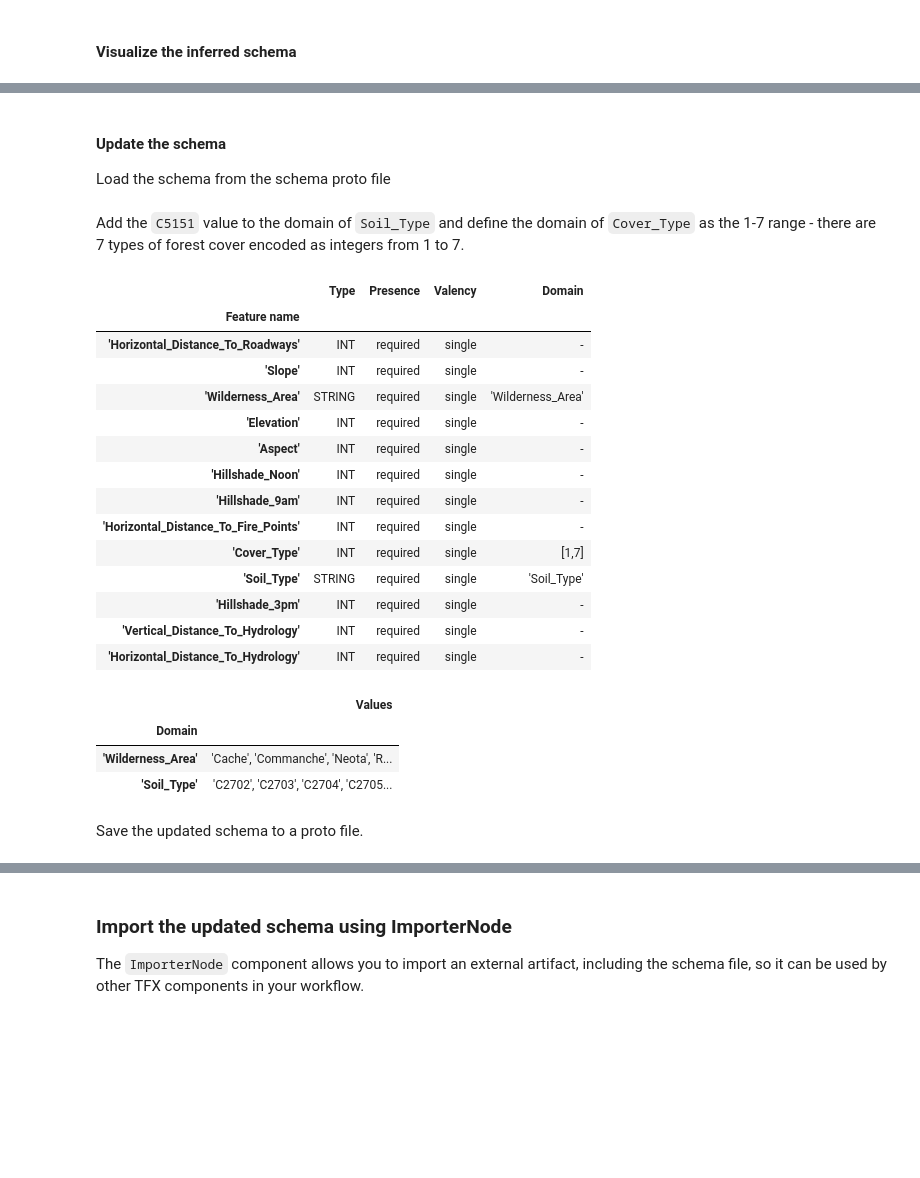
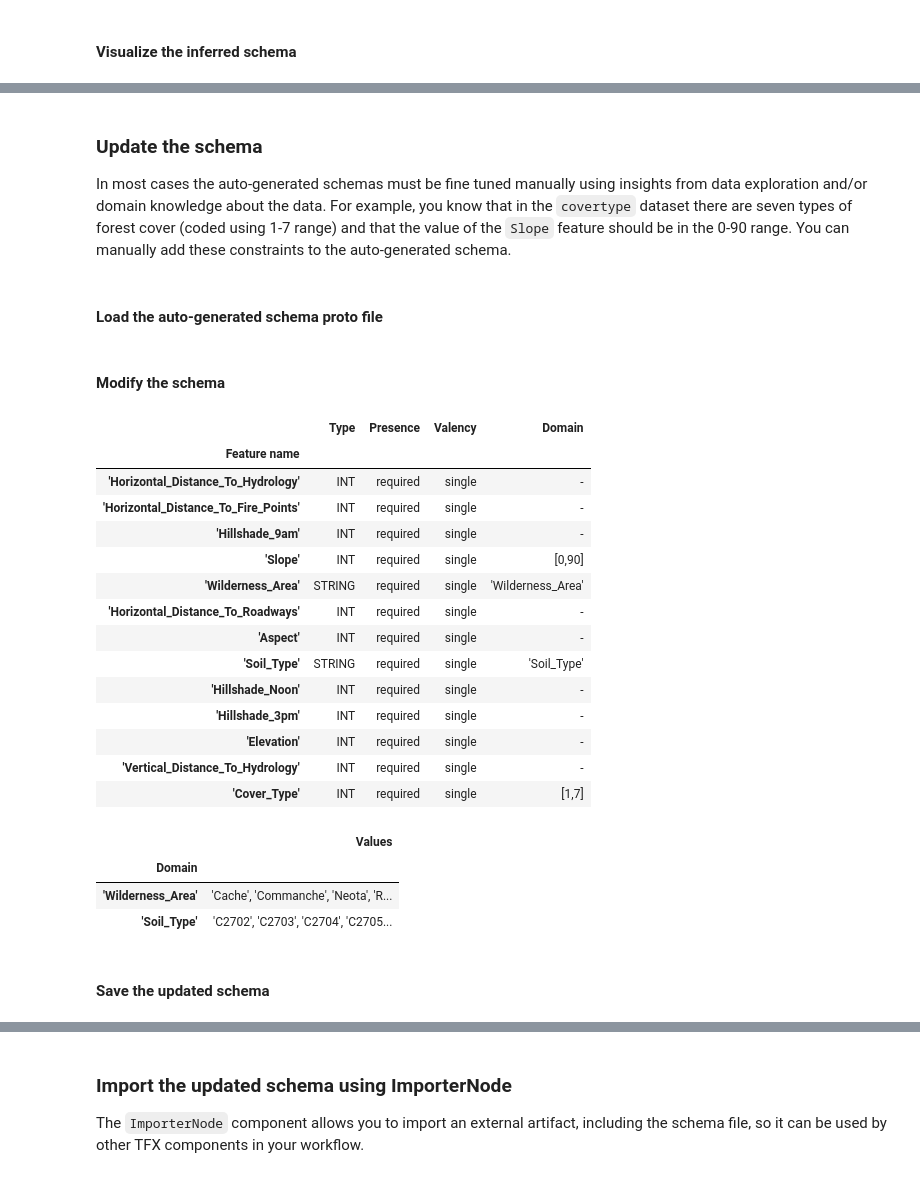
Before and after one commit to marsbroshok/mlops-labs, a Jupyter notebook: lab-21-tfx-interactive/tfx-interactive-context.ipynb, the cells around one changed output, grey strips where cells are left out. Drawn from its saved outputs; the diff is of its cells as text; code cells hidden in the pictures; blank space fills up the shorter version.

```diff
--- a/lab-21-tfx-interactive/tfx-interactive-context.ipynb
+++ b/lab-21-tfx-interactive/tfx-interactive-context.ipynb
@@ -51,9 +56,7 @@ PIPELINE_NAME='tfx-covertype-classifier'
 PIPELINE_ROOT='{}/{}'.format('/home/tfx-interactive', PIPELINE_NAME)
 os.makedirs(PIPELINE_ROOT, exist_ok=True)
 
-DATA_ROOT = 'gs://workshop-datasets/covertype/'
-TRAINING_FILES = 'training/*'
-EVALUATION_FILES = 'evaluation_anomalies/*'
+DATA_ROOT = 'gs://workshop-datasets/covertype/full'
 # %% [markdown]
 ## TFX Component Walk-through
 # %% [markdown]
@@ -83,12 +88,13 @@ The ExampleGen TFX Pipeline component ingests data into TFX pipelines. It consum
 # %%
-input_config = example_gen_pb2.Input(splits=[
-                example_gen_pb2.Input.Split(name='train', pattern=TRAINING_FILES),
-                example_gen_pb2.Input.Split(name='eval', pattern=EVALUATION_FILES)
-            ])
+output_config = example_gen_pb2.Output(
+    split_config=example_gen_pb2.SplitConfig(splits=[
+        example_gen_pb2.SplitConfig.Split(name='train', hash_buckets=4),
+        example_gen_pb2.SplitConfig.Split(name='eval', hash_buckets=1)
+    ]))
 
 example_gen = tfx.components.CsvExampleGen(
     instance_name='Data_Extraction_Spliting',
     input=external_input(DATA_ROOT),
-    input_config=input_config
+    output_config=output_config
 )
 # %% [markdown]
@@ -228,39 +195,41 @@ In most cases the auto-generated schemas must be fine tuned manually using insig
+# %% [markdown]
+### Update the schema
+
+In most cases the auto-generated schemas must be fine tuned manually using insights from data exploration and/or domain knowledge about the data. For example, you know that in the `covertype` dataset there are seven types of forest cover (coded using 1-7 range) and that the value of the `Slope` feature should be in the 0-90 range. You can manually add these constraints to the auto-generated schema.
 # %% [markdown]
-#### Update the schema
-
-Load the schema from the schema proto file
+#### Load the auto-generated schema proto file
 # %%
 schema_proto_path = '{}/{}'.format(schema_gen.outputs['schema'].get()[0].uri, 'schema.pbtxt')
 schema = tfdv.load_schema_text(schema_proto_path)
-# %% [markdown]
-Add the `C5151` value to the domain of `Soil_Type` and define the domain of `Cover_Type` as the 1-7 range - there are 7 types of forest cover encoded as integers from 1 to 7.
+# %% [markdown]
+#### Modify the schema
 # %%
-tfdv.get_domain(schema, 'Soil_Type').value.append('C5151')
 tfdv.set_domain(schema, 'Cover_Type', schema_pb2.IntDomain(name='Cover_Type', min=1, max=7, is_categorical=True))
+tfdv.set_domain(schema, 'Slope',  schema_pb2.IntDomain(name='Slope', min=0, max=90))
 
 tfdv.display_schema(schema=schema)
 # %% [output]
 |  | Type | Presence | Valency | Domain |
 | Feature name |  |  |  |  |
+| 'Horizontal_Distance_To_Hydrology' | INT | required | single | - |
+| 'Horizontal_Distance_To_Fire_Points' | INT | required | single | - |
+| 'Hillshade_9am' | INT | required | single | - |
+| 'Slope' | INT | required | single | [0,90] |
+| 'Wilderness_Area' | STRING | required | single | 'Wilderness_Area' |
 | 'Horizontal_Distance_To_Roadways' | INT | required | single | - |
-| 'Slope' | INT | required | single | - |
-| 'Wilderness_Area' | STRING | required | single | 'Wilderness_Area' |
+| 'Aspect' | INT | required | single | - |
+| 'Soil_Type' | STRING | required | single | 'Soil_Type' |
+| 'Hillshade_Noon' | INT | required | single | - |
+| 'Hillshade_3pm' | INT | required | single | - |
 | 'Elevation' | INT | required | single | - |
-| 'Aspect' | INT | required | single | - |
-| 'Hillshade_Noon' | INT | required | single | - |
-| 'Hillshade_9am' | INT | required | single | - |
-| 'Horizontal_Distance_To_Fire_Points' | INT | required | single | - |
+| 'Vertical_Distance_To_Hydrology' | INT | required | single | - |
 | 'Cover_Type' | INT | required | single | [1,7] |
-| 'Soil_Type' | STRING | required | single | 'Soil_Type' |
-| 'Hillshade_3pm' | INT | required | single | - |
-| 'Vertical_Distance_To_Hydrology' | INT | required | single | - |
-| 'Horizontal_Distance_To_Hydrology' | INT | required | single | - |
 |  | Values |
 | Domain |  |
 | 'Wilderness_Area' | 'Cache', 'Commanche', 'Neota', 'R... |
 | 'Soil_Type' | 'C2702', 'C2703', 'C2704', 'C2705... |
 # %% [markdown]
-Save the updated schema to a proto file.
+#### Save the updated schema
 # %%
 schema_dir = '/home/covertype_schema'
 tf.io.gfile.makedirs(schema_dir)
```
Also changed, not shown: parts of 45 cells of this notebook, 2 other files.
